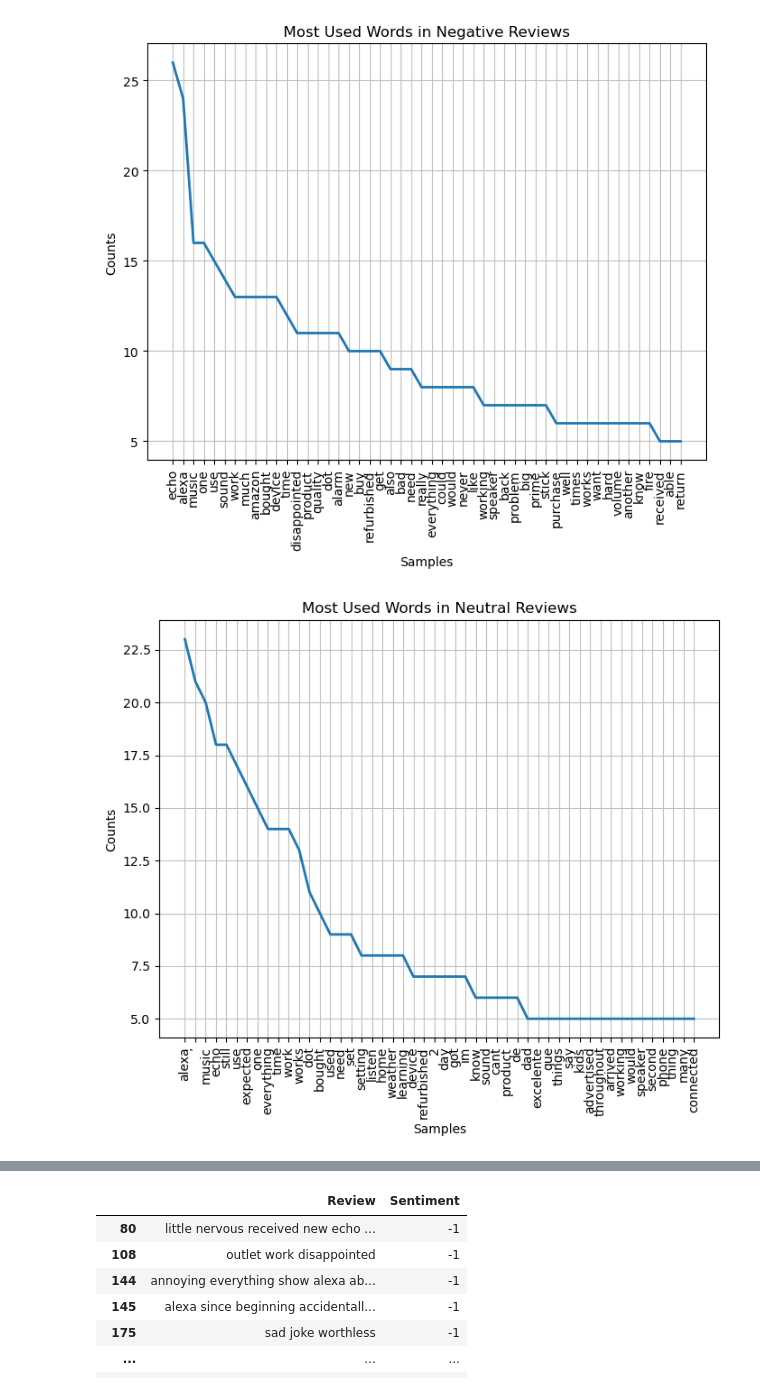
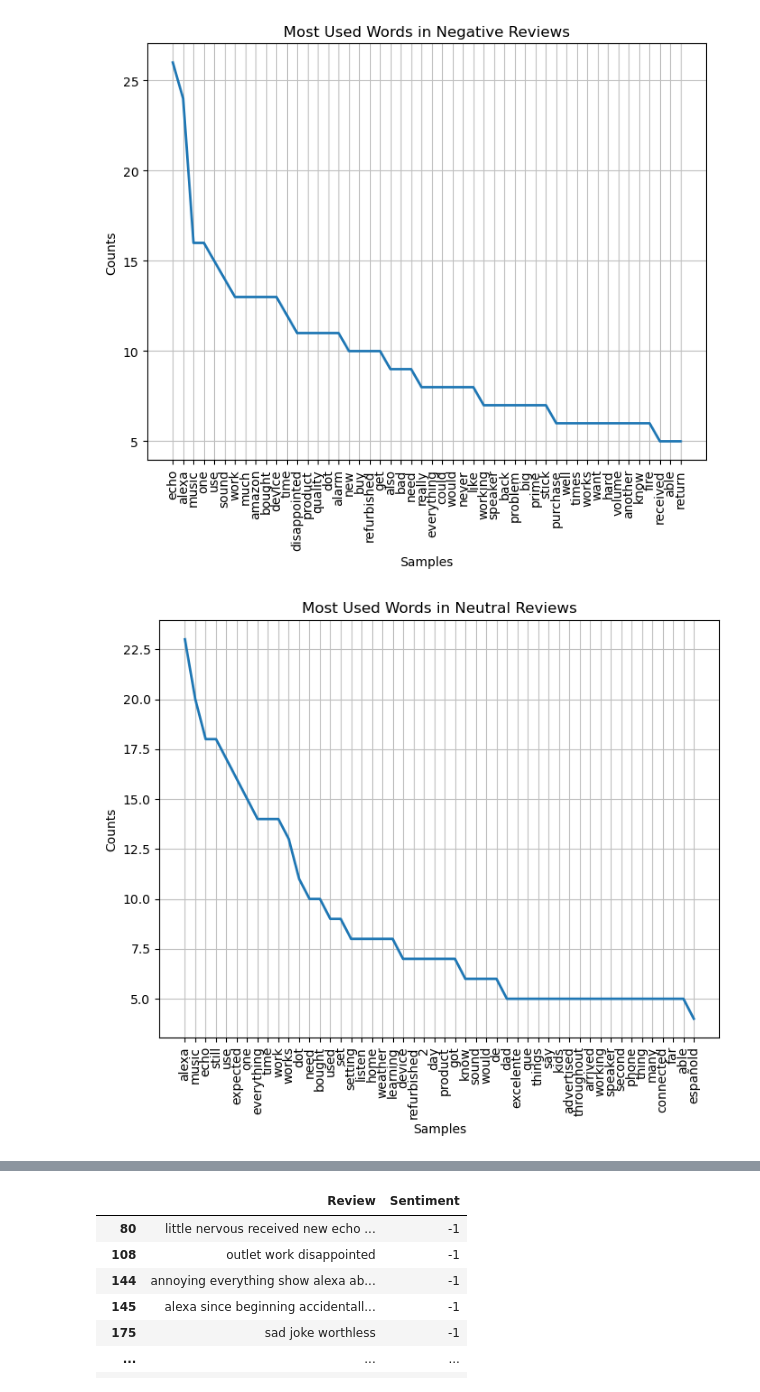
Before and after one commit to Werriess/Amazon-Alexa-Customer-Sentiment-Review, a Jupyter notebook: notebooks/Amazon Alexa Customer Sentiment.ipynb, the cells around one changed output, grey strips where cells are left out. Cells and saved outputs as stored; diff of their text form; code cells hidden in the pictures.

```diff
--- a/notebooks/Amazon Alexa Customer Sentiment.ipynb
+++ b/notebooks/Amazon Alexa Customer Sentiment.ipynb
@@ -121,6 +126,6 @@ df.shape
 # %%
 def count_words(sentence):
     return len(sentence.split())
-df['Word Count'] = df['review text'].apply(lambda x: count_words(x))
+df['Word Count'] = df['verified_reviews'].apply(lambda x: count_words(x))
 df
 # %% [output]
@@ -449,10 +515,10 @@ plt.show()
 # %%
 plt.subplots(figsize=(8,6))
 plt.title("Most Used Words in Neutral Reviews")
-neutralDF.plot(50)
+neutralFD.plot(50)
 plt.show()
 # %% [output]
-[figure, old version]
+[figure, new version]
 # %%
 from wordcloud import WordCloud
 wordcloud = WordCloud(width=600, height=400, background_color='white').generate_from_frequencies(positiveFD)
```
Also changed, not shown: parts of 18 cells of this notebook, 4 other files.
